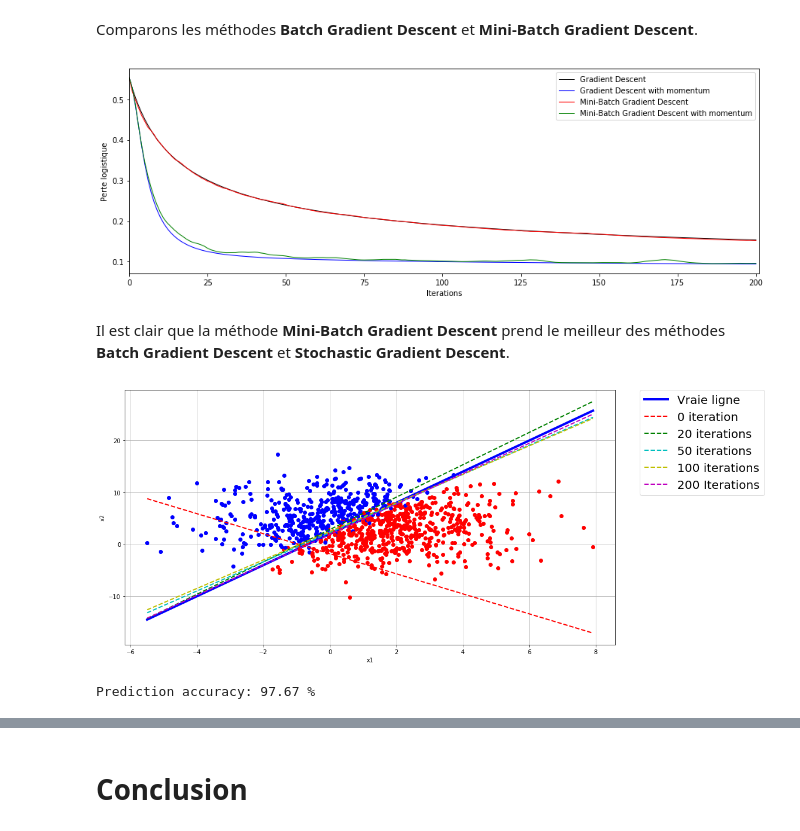
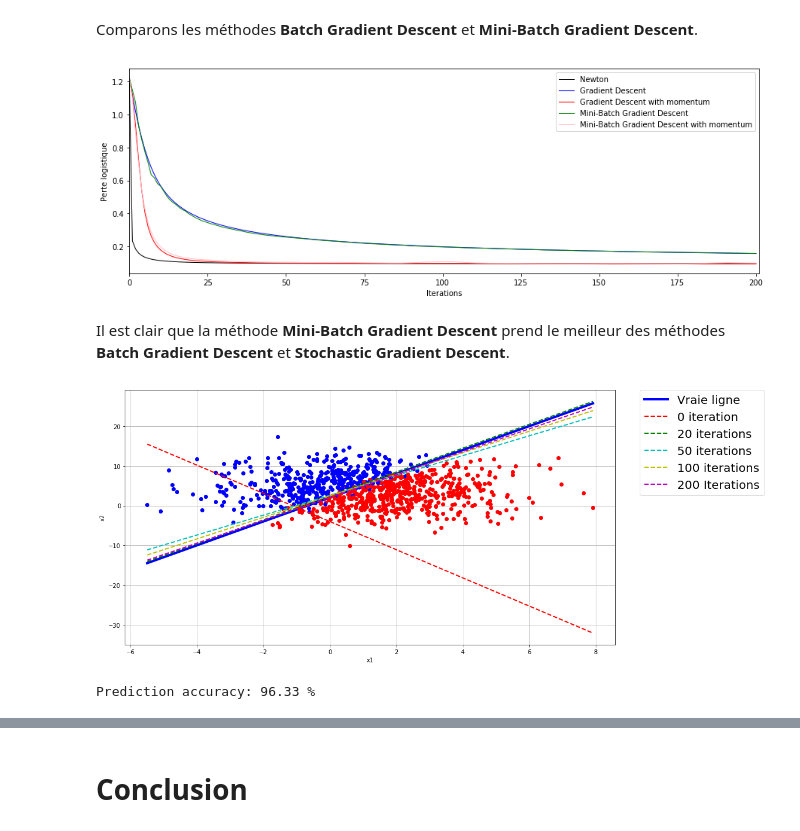
Before and after one commit to machine-learning-pau/distributed-optimization, a Jupyter notebook: Lab1_Meetup_Pau.ipynb, the cells around one changed output, grey strips where cells are left out. Drawn from its saved outputs; the diff is of its cells as text; code cells hidden in the pictures.

```diff
--- a/Lab1_Meetup_Pau.ipynb
+++ b/Lab1_Meetup_Pau.ipynb
@@ -102,21 +103,21 @@ La première étape consiste à écrire les _oracles_, c'est-à-dire les _routin
 # %%
 # oracles for
 #   J        : logistic loss at w
-#   gradJ    : gradient vector of J(w)
-#   hessianJ : hessian matrix of J(w)
+#   gradJ    : gradient vector of J(w) at w
+#   hessianJ : hessian matrix of J(w) at w
 
 def J(x, y, w, lam1=0, lam2=0):
     n = len(y)
     Jval = np.sum(np.log(1. + np.exp(-y*np.dot(x, w))))
-    return Jval/n + lam1*np.linalg.norm(w,1) + (lam2/2.0)*np.dot(w,w)
+    return Jval/n + lam1*np.linalg.norm(w,1) + 0.5*lam2*np.dot(w,w)
 
 def gradJ(x, y, w, lam1=0, lam2=0):
     n,d = x.shape
     gradient = np.zeros(d)
     g = -y*( 1./ ( 1. + np.exp(y*np.dot(x, w)) ) )
-    #g = -y*(1. - 1./(1. + np.exp(-y*np.dot(x, w))))
     gradient = np.dot(x.T, g)
-    return gradient/n + lam1*np.sign(w) + lam2*w
+    gradL1 = np.sum( np.divide(w, np.sqrt(1. + np.power(w,2))) )
+    return gradient/n + lam1*gradL1 + lam2*w
 
 def hessianJ(x, y, w, lam1=0, lam2=0):
     n,d = x.shape
@@ -124,7 +125,8 @@ def hessianJ(x, y, w, lam1=0, lam2=0):
     for i in range(n):
         z = np.exp(y[i]*np.dot(x[i], w))
         hessian += ( z / (( 1. + z)**2) ) * np.outer(x[i], x[i])
-    return hessian/n + lam2*np.eye(d)
+    hessianL1 = utilsLab1.pseudo_huber_hessian(w)*np.eye(d)
+    return hessian/n + lam1*hessianL1 + lam2*np.eye(d)
 # %%
 H = hessianJ(x_train_scaled, y_train, w)
 eigenvalues,eigenvectors = np.linalg.eig(H)
@@ -164,10 +229,7 @@ print("Learning rate: ", np.round(1.0/Lb, 4))
 Learning rate:  0.2844
 # %%
 def batchGD(x, y, w0=None, learningRate=0.05, momentum=0.0, nesterov=False,
-            lambda1=0.0, lambda2=0.0,
-            iterations=100, sampleSize=0, progress=False):
-
-    '''Includes support for momentum, learning rate decay, and Nesterov momentum.'''
+            lambda1=0.0, lambda2=0.0, iterations=100, sampleSize=0, progress=False):
 
     n,d = x.shape
     v = np.zeros(d)
@@ -214,0 +276,4 @@ Poids initiaux, w0 = [ 0.15492799  0.37229675 -0.14619757]
+# %%
+w_newton, f_newton = newton(x_train_scaled, y_train,  w0=np.array(W_INITIAL),
+                            lambda1=0.01, lambda2=0.0,
+                            iterations=ITER_MAX, progress=True)
@@ -393,19 +480,20 @@ w_miniGD_m, f_miniGD_m = miniBatchGD(x_train_scaled, y_train, w0=np.array(W_INIT
 # %% [markdown]
 Comparons les méthodes **Batch Gradient Descent** et **Mini-Batch Gradient Descent**.
 # %%
-utilsLab1.iteration_plot(4, f=np.array([f_gd, f_gd_momentum, f_miniGD, f_miniGD_m]).T,
-                         label=["Gradient Descent",
+utilsLab1.iteration_plot(5, f=np.array([f_newton, f_gd, f_gd_momentum, f_miniGD, f_miniGD_m]).T,
+                         label=["Newton",
+                                "Gradient Descent",
                                 "Gradient Descent with momentum",
                                 "Mini-Batch Gradient Descent",
                                 "Mini-Batch Gradient Descent with momentum"])
 # %% [output]
-[figure, old version]
+[figure, new version]
 # %% [markdown]
 Il est clair que la méthode **Mini-Batch Gradient Descent** prend le meilleur des méthodes **Batch Gradient Descent** et **Stochastic Gradient Descent**.
 # %%
 utilsLab1.data_plot_solution(x_train, y_train, w,  miniBatchGD)
 # %% [output]
-[figure, old version]
+[figure, new version]
 # %%
 # lecture des données de test
 x_test, y_test = utilsLab1.data_read('data_test.csv')
@@ -421,5 +509,5 @@ for i in range(len(y_test)):
 
 print("Prediction accuracy:", np.round(100.*sum(pred)/len(pred),2), "%")
 # %% [output]
-Prediction accuracy: 97.67 %
+Prediction accuracy: 96.33 %
 # %% [markdown]
```
Also changed, not shown: parts of 20 cells of this notebook.
